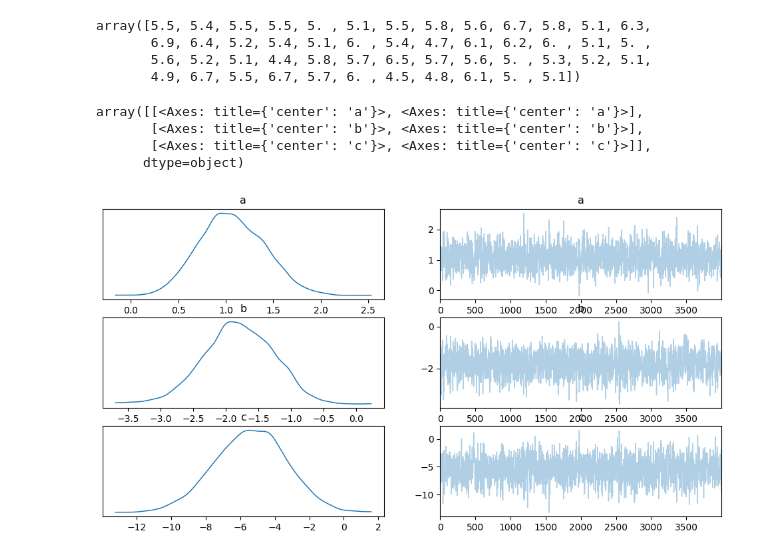
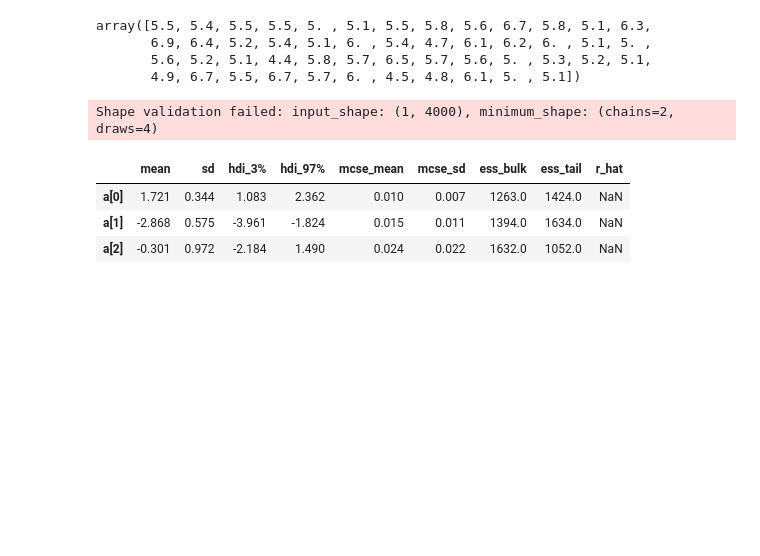
Before and after one commit to rallyfranky/my-first-repo, a Jupyter notebook: ベイズの訓練＠ロジスティック回帰.ipynb, the cells around one changed output. Saved outputs shown, nothing was run; the diff lists cells and outputs as text; code cells hidden in the pictures; blank space fills up the shorter version.

```diff
--- a/ベイズの訓練＠ロジスティック回帰.ipynb
+++ b/ベイズの訓練＠ロジスティック回帰.ipynb
@@ -145,10 +143,10 @@ mcmc.run(jax.random.PRNGKey(0),x1=x_data[:,0],x2=x_data[:,1],y=y_data)
 # %%
 import arviz as ar
-# %%
-ar.plot_trace(mcmc, var_names=['a','b','c'])
-# %% [output]
-array([[<Axes: title={'center': 'a'}>, <Axes: title={'center': 'a'}>],
-       [<Axes: title={'center': 'b'}>, <Axes: title={'center': 'b'}>],
-       [<Axes: title={'center': 'c'}>, <Axes: title={'center': 'c'}>]],
-      dtype=object)
-[figure, removed]
+# %%
+ar.summary(mcmc)
+# %% [output]
+Shape validation failed: input_shape: (1, 4000), minimum_shape: (chains=2, draws=4)
+|  | mean | sd | hdi_3% | hdi_97% | mcse_mean | mcse_sd | ess_bulk | ess_tail | r_hat |
+| a[0] | 1.721 | 0.344 | 1.083 | 2.362 | 0.010 | 0.007 | 1263.0 | 1424.0 | NaN |
+| a[1] | -2.868 | 0.575 | -3.961 | -1.824 | 0.015 | 0.011 | 1394.0 | 1634.0 | NaN |
+| a[2] | -0.301 | 0.972 | -2.184 | 1.490 | 0.024 | 0.022 | 1632.0 | 1052.0 | NaN |
```
Also changed, not shown: parts of 9 cells of this notebook.
